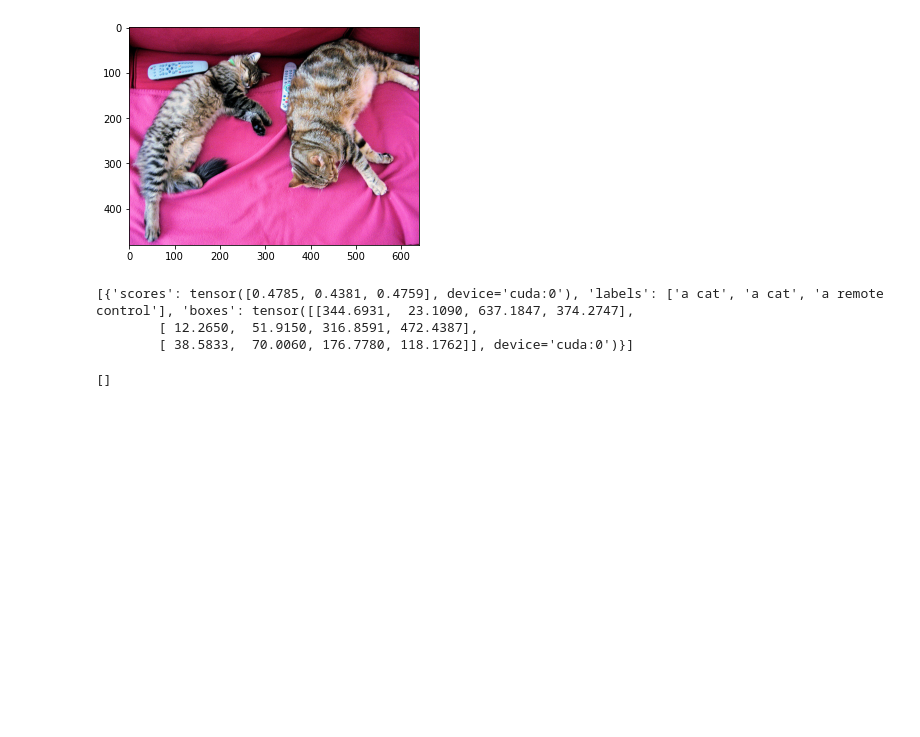
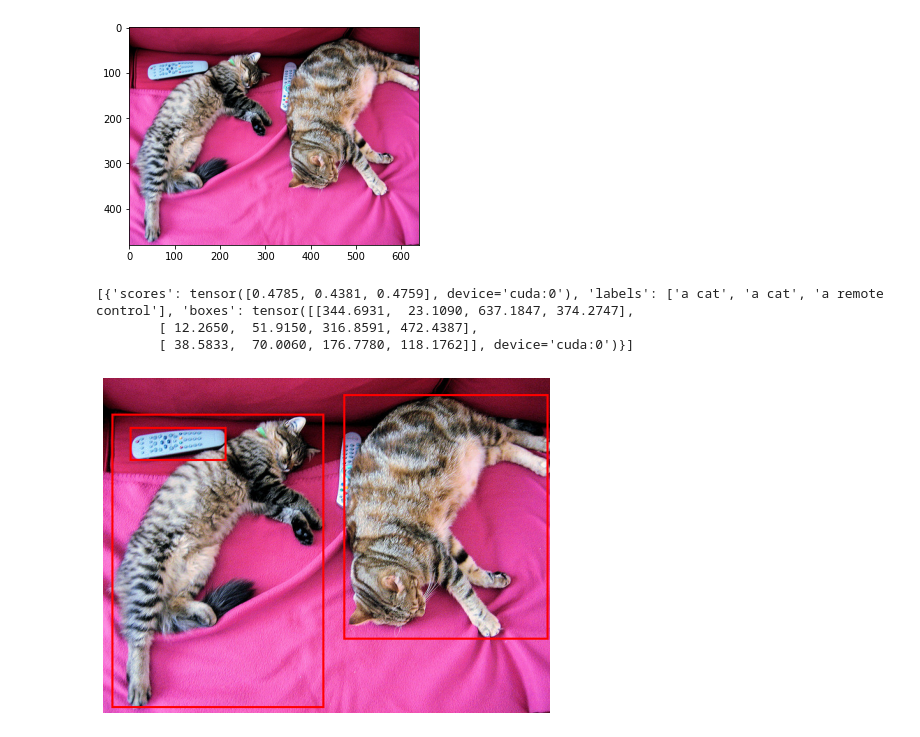
Before and after one commit to AndreCorreaSantos/NTTData_Capstone, a Jupyter notebook: server/sam.ipynb, the cells around one changed output. Cells and saved outputs as stored; diff of their text form; code cells hidden in the pictures; blank space fills up the shorter version.

```diff
--- a/server/sam.ipynb
+++ b/server/sam.ipynb
@@ -51,14 +51,29 @@ with torch.no_grad():
 [{'scores': tensor([0.4785, 0.4381, 0.4759], device='cuda:0'), 'labels': ['a cat', 'a cat', 'a remote control'], 'boxes': tensor([[344.6931,  23.1090, 637.1847, 374.2747],
         [ 12.2650,  51.9150, 316.8591, 472.4387],
         [ 38.5833,  70.0060, 176.7780, 118.1762]], device='cuda:0')}]
-# %%
-import numpy as np
-from PIL import ImageDraw
-
-image = image.convert("RGBA")
-for result in results:
-    box = result["boxes"].tolist()
-    #draw box in Image
-    ImageDraw.Draw(image).rectangle(box, outline="red", width=3)
-# %% [output]
-[]
+# %%
+import numpy as np
+from PIL import Image, ImageDraw
+import matplotlib.pyplot as plt
+
+# Convert image to RGBA if not already in that format
+image = image.convert("RGBA")
+
+# Create a draw object
+draw = ImageDraw.Draw(image)
+
+# Access the first (and possibly only) element in results
+for result in results:
+    boxes = result["boxes"].cpu().tolist()  # Convert tensor to list and move to CPU
+
+    # Draw the rectangle for each box
+    for box in boxes:
+        draw.rectangle(box, outline="red", width=3)
+
+# Display the image using matplotlib
+plt.figure(figsize=(8, 8))  # Set the figure size if needed
+plt.imshow(image)
+plt.axis('off')  # Hide axes for better visualization
+plt.show()
+# %% [output]
+[figure, added]
```
